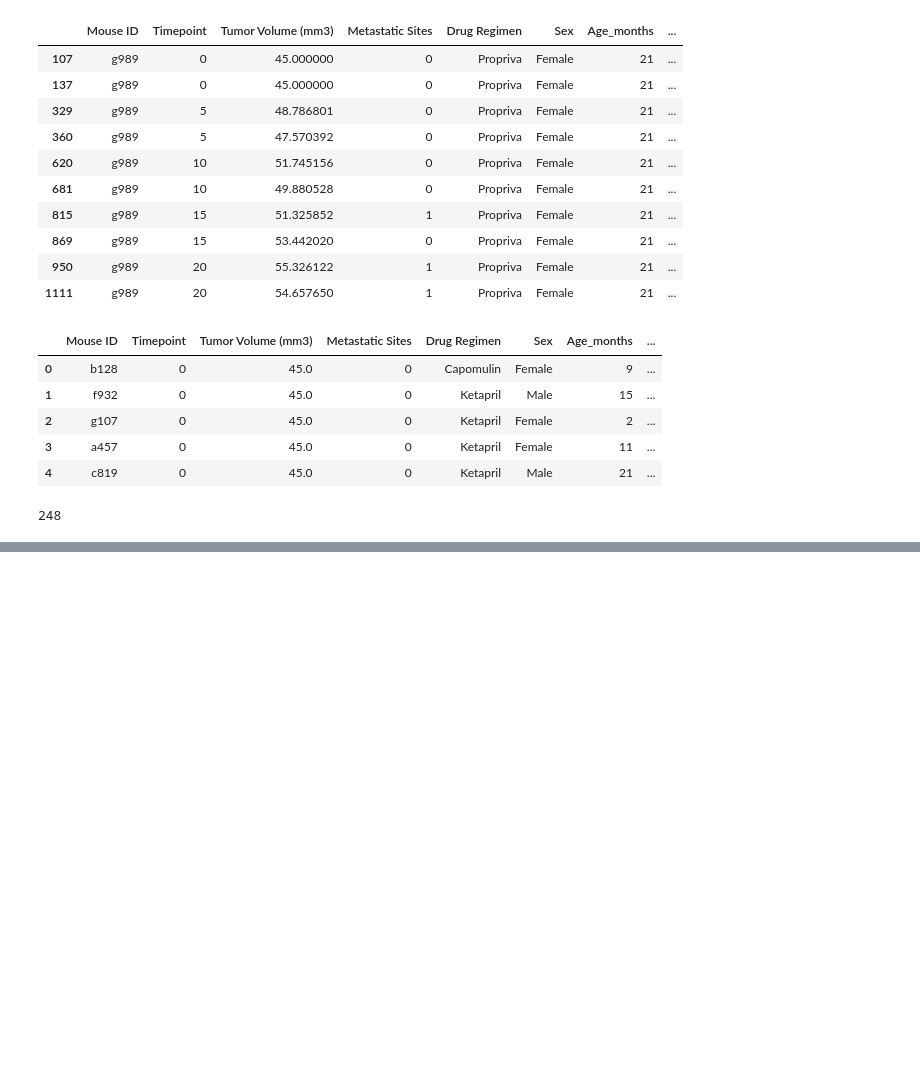
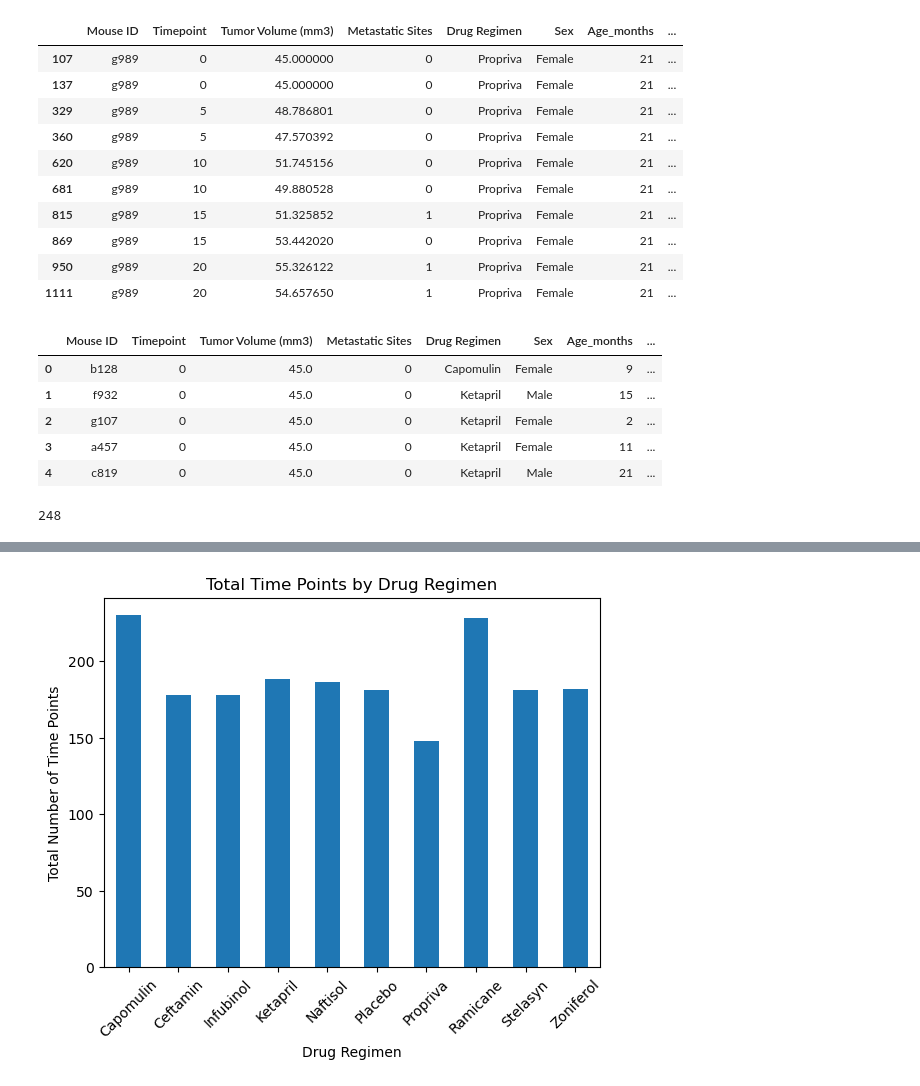
Before and after one commit to dboyer12007/Plotting_With_Pandas, a Jupyter notebook: Module_5_Files/Analysis.ipynb, the cells around one changed output, grey strips where cells are left out. Saved outputs shown, nothing was run; the diff lists cells and outputs as text; code cells hidden in the pictures; blank space fills up the shorter version.

```diff
--- a/Module_5_Files/Analysis.ipynb
+++ b/Module_5_Files/Analysis.ipynb
@@ -56,0 +107,13 @@ cleaned_mice
+# %%
+# Generate a bar plot showing the total number of rows (Mouse ID/Timepoints) for each drug regimen using Pandas.
+
+drugs_by_time_point_pd = cleaned_data.groupby('Drug Regimen').size().reset_index(name='Total Count')
+drugs_by_time_point_pd.plot(kind='bar', x= 'Drug Regimen', y='Total Count', legend=False)
+
+plt.xlabel('Drug Regimen')
+plt.ylabel('Total Number of Time Points')
+plt.title('Total Time Points by Drug Regimen')
+plt.xticks(rotation=45)
+plt.show()
+# %% [output]
+[figure, added]
```
Also changed, not shown: parts of 12 cells of this notebook.
